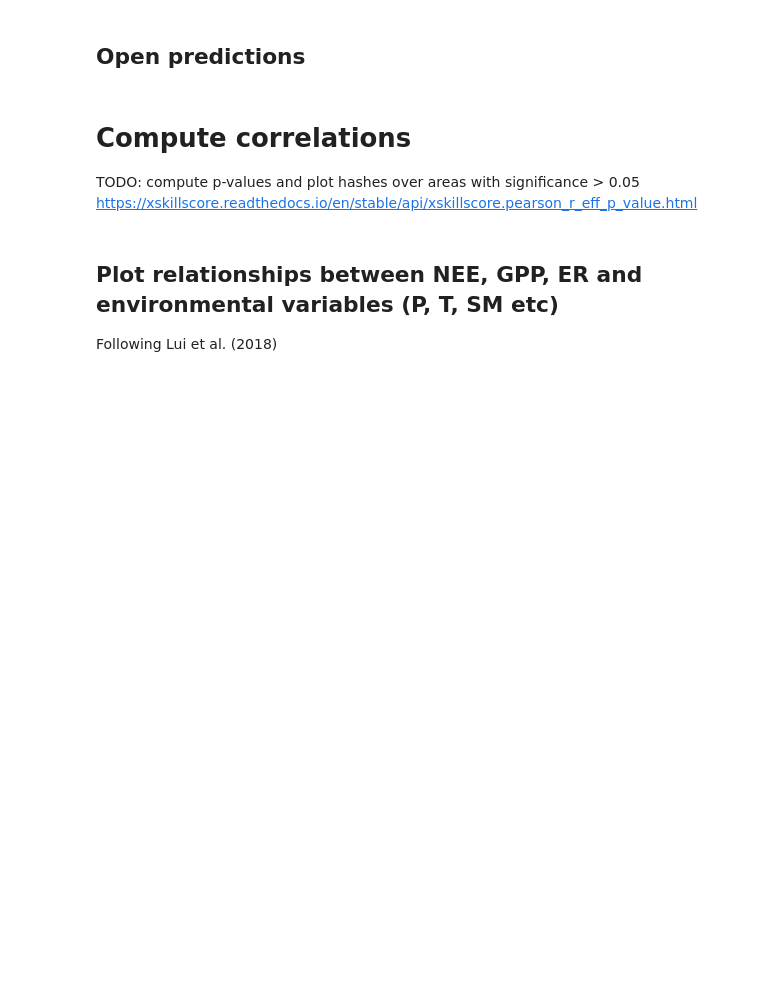
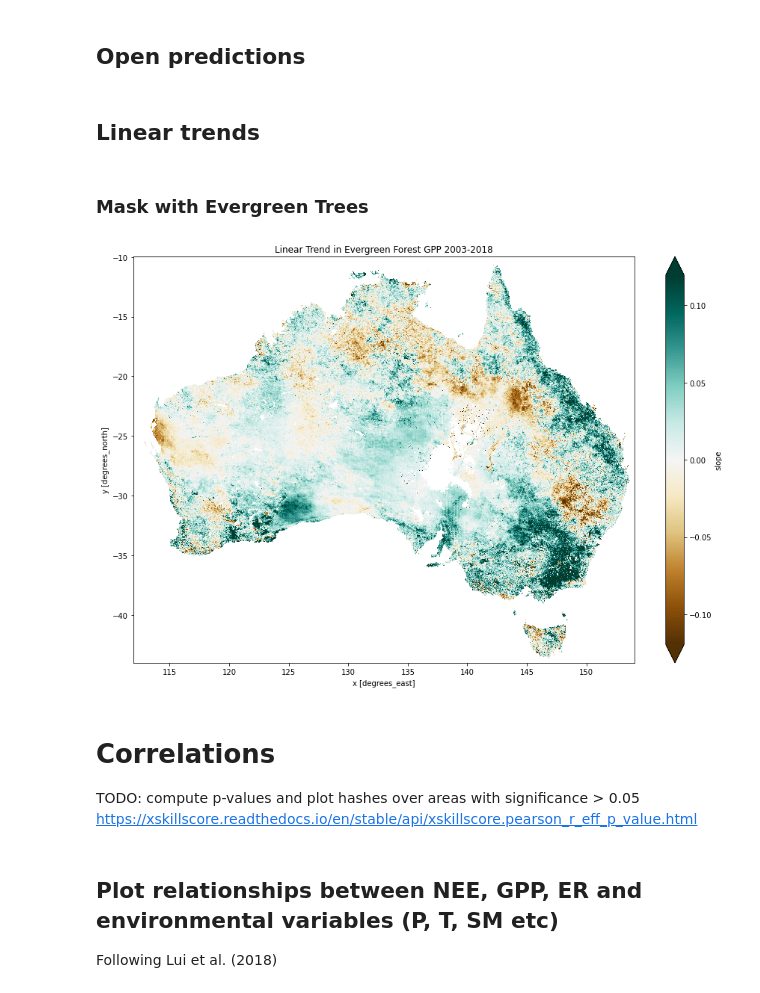
Before and after one commit to cbur24/NEE_modelling, a Jupyter notebook: 7_Analyse_predictions.ipynb, the cells around one changed output. Saved outputs shown, nothing was run; the diff lists cells and outputs as text; code cells hidden in the pictures; blank space fills up the shorter version.

```diff
--- a/7_Analyse_predictions.ipynb
+++ b/7_Analyse_predictions.ipynb
@@ -14,2 +38,6 @@ client
+# %%
+var = 'GPP'
+results_name = 'GPP_2003_2021.nc'
+data_path = '/g/data/os22/chad_tmp/NEE_modelling/results/prediction_data/prediction_data_2002-10_2021.nc'
 # %% [markdown]
 ## Open predictor data
@@ -31,5 +46,7 @@ data = xr.concat([data0,data1,data2,data3,data4,data5], dim='time').sortby('time
 # %% [markdown]
 ## Open predictions
 # %%
-nee = xr.open_dataarray('/g/data/os22/chad_tmp/NEE_modelling/results/predictions/nee_AUS_2015_2020.nc',
-                       chunks=dict(x=1000,y=1000))
+ds = xr.open_dataarray('/g/data/os22/chad_tmp/NEE_modelling/results/predictions/'+results_name,
+                       chunks=dict(x=250,y=250, time=-1)).sel(time=slice('2003','2018'))
+# %% [markdown]
+## Linear trends
@@ -35,0 +102,2 @@ nee = xr.open_dataarray('/g/data/os22/chad_tmp/NEE_modelling/results/predictions
+# %% [markdown]
+### Mask with Evergreen Trees
@@ -36,5 +111,10 @@ nee = xr.open_dataarray('/g/data/os22/chad_tmp/NEE_modelling/results/predictions
+# %%
+ds_out.slope.plot.imshow(size=10, robust=True, cmap='BrBG')
+plt.title('Linear Trend in Evergreen Forest GPP 2003-2018');
+# %% [output]
+[figure, added]
 # %% [markdown]
-# Compute correlations
+# Correlations
 
 TODO: compute p-values and plot hashes over areas with significance > 0.05
 https://xskillscore.readthedocs.io/en/stable/api/xskillscore.pearson_r_eff_p_value.html
```
Also changed, not shown: parts of 8 cells of this notebook, 6 other files.
